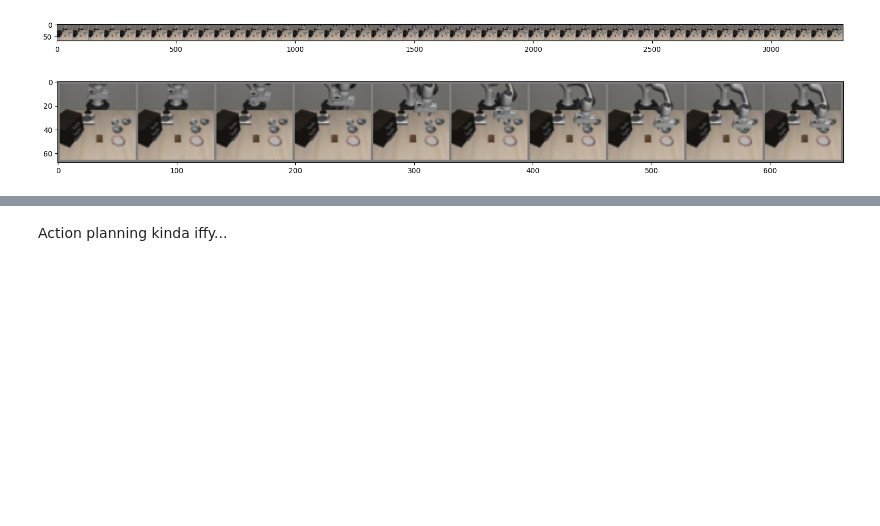
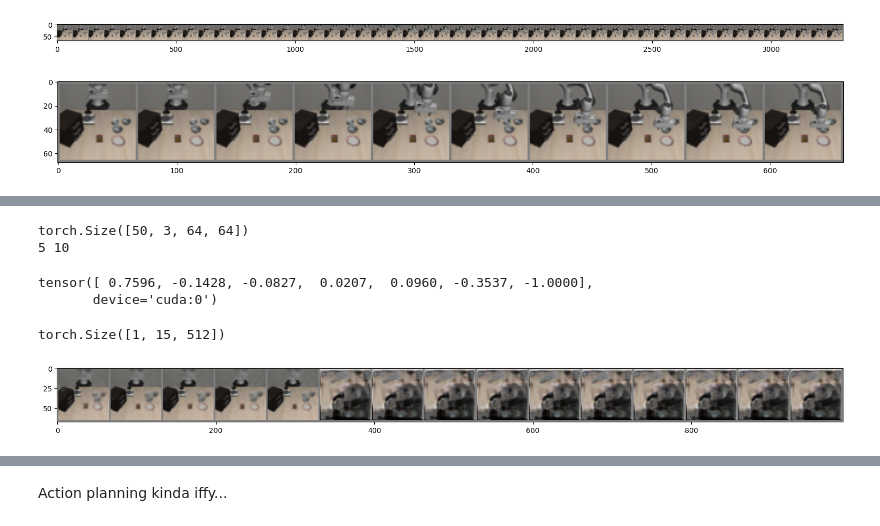
Before and after one commit to roloza7/diffusion-planning-rl, a Jupyter notebook: analysis/diffusion_analysis.ipynb, the cells around one changed output, grey strips where cells are left out. Drawn from its saved outputs; the diff is of its cells as text; code cells hidden in the pictures; blank space fills up the shorter version.

```diff
--- a/analysis/diffusion_analysis.ipynb
+++ b/analysis/diffusion_analysis.ipynb
@@ -103,3 +97,30 @@ with torch.no_grad():
+# %%
+# You can reduce the amount of sampling timesteps if needed
+model.diffusion.sampling_timesteps = 10
+
+# THIS IS THE IMPORTANT PART
+# FEED IN A (B, T, C, H, W) shape, as well as the number of future frames to simulate
+# This will return the action prediction for the next frame only
+
+print(dataset[0]['observations'].shape)
+with torch.no_grad():
+    x_pred = model.sample(dataset[0]['observations'][None, :5].to(fabric.device), 10)
+# %% [output]
+torch.Size([50, 3, 64, 64])
+5 10
+# %%
+x_pred
+# %% [output]
+tensor([ 0.7596, -0.1428, -0.0827,  0.0207,  0.0960, -0.3537, -1.0000],
+       device='cuda:0')
+# %%
+x_pred.shape
+# %% [output]
+torch.Size([1, 15, 512])
+# %%
+show_obs(x_pred[0], frameskip=1)
+# %% [output]
+[figure, added]
 # %%
 for i in range(5):
     show_obs(x_pred[0, i:i+10], frameskip=1)
```
Also changed, not shown: parts of 10 cells of this notebook, 1 other file.
